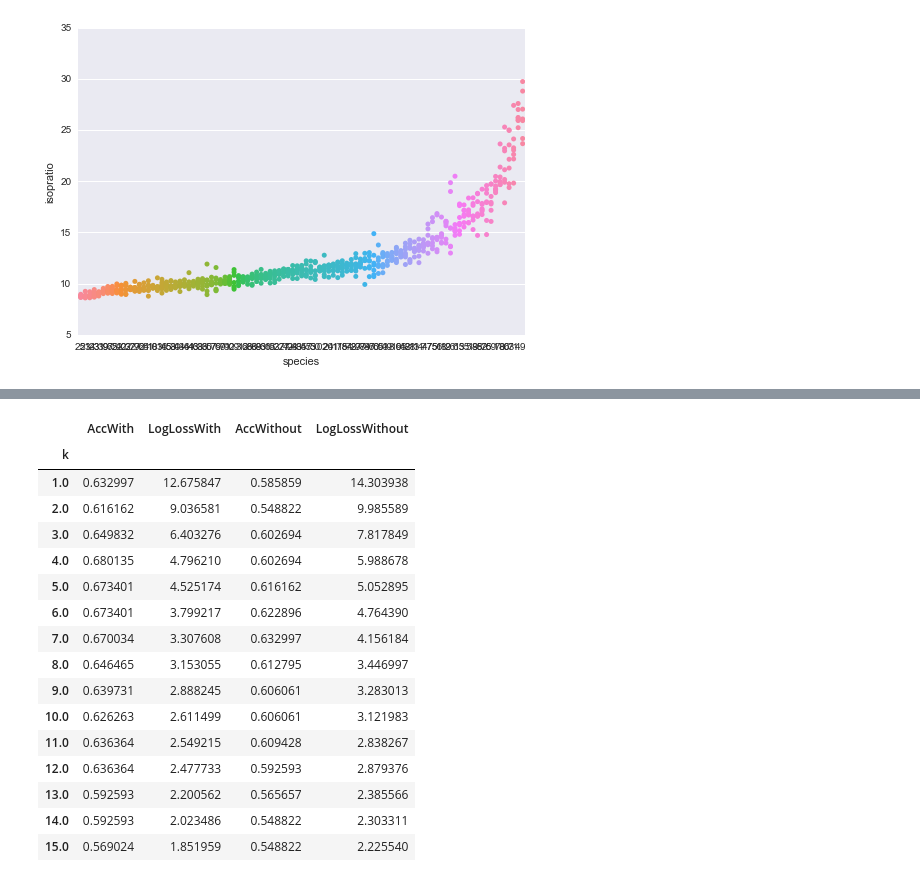
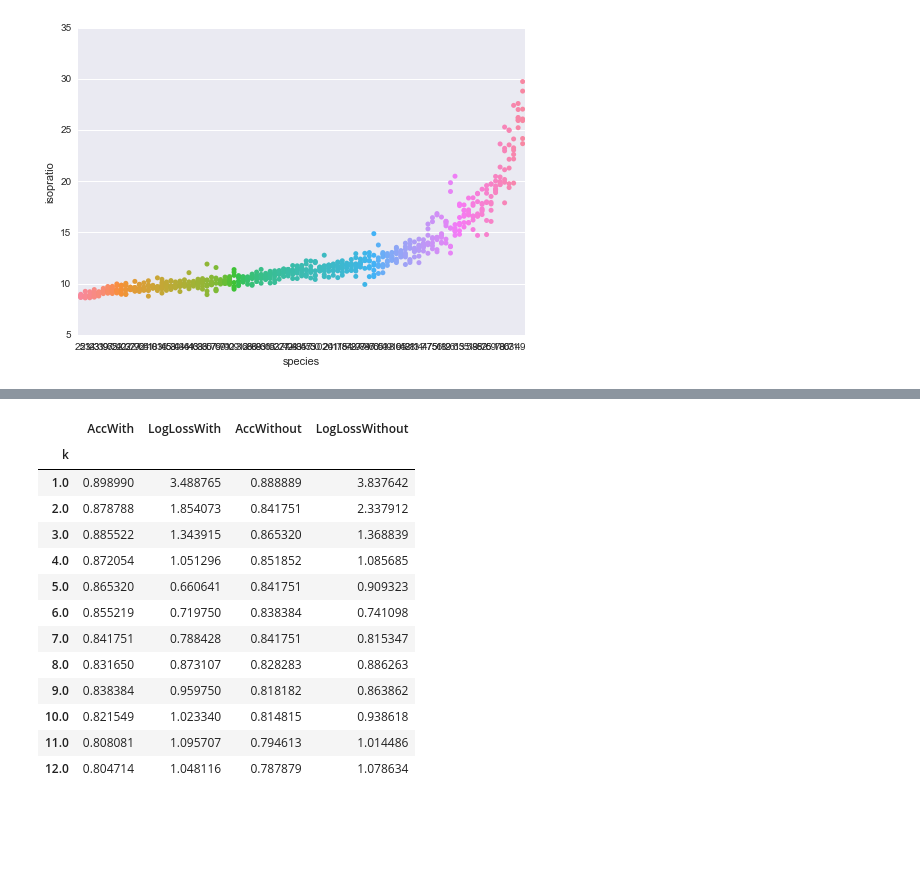
Before and after one commit to MatthewMcGonagle/KaggleLeaf, a Jupyter notebook: analyzeratios.ipynb, the cells around one changed output, grey strips where cells are left out. Drawn from its saved outputs; the diff is of its cells as text; code cells hidden in the pictures; blank space fills up the shorter version.

```diff
--- a/analyzeratios.ipynb
+++ b/analyzeratios.ipynb
@@ -182,9 +182,13 @@ def getColumns(name_, dfvalues):
     end = 1 + train_df.columns.get_loc(name_ + str(64))
     return dfvalues[:, start:end]
 
+# Create dictionary of functions for getting columns of each feature.
+# Note the use of double lambdas to properly scope the use of name.
+
 colFunc = {}
-for name_ in ['texture', 'shape', 'margin']:
-    colFunc[name_] = (lambda df : getColumns(name_, df))
+for name in ['texture', 'shape', 'margin']:
+    colFunc[name] = (lambda n: lambda X : getColumns(n, X))(name)
+
 getisoploc = lambda : train_df.columns.get_loc("isopratio")
 colFunc['isopratio'] = lambda df : np.array([df[:, getisoploc()]]).T
 
@@ -271,52 +314,49 @@ combined['without'] = FeatureUnion(transformerkeys)
 # %%
 # Do K Nearest Neighbors for the cases of with and without isoperimetric ratios.
 
-neighborsrange = range(15)
+neighborsrange = range(12)
 acc = {'with' : [], 'without' : []}
 logloss = {'with' : [], 'without' : []}
 
 for kneighbors in neighborsrange:
     knn = KNeighborsClassifier(kneighbors + 1)
 
     for name in ['with', 'without']:
 
         # Make the K Nearest Neighbor classifier using right pipeline
 
         clfkeys = [("combined", combined[name]), ("knn", knn)]
         clf = Pipeline( clfkeys )
         clf.fit(train_df.values, y_train)
         test_predictions = clf.predict(test_df.values)
         prob_predictions = clf.predict_proba(test_df.values)
 
         # Accuracy and LogLoss
 
         acc[name].append(accuracy_score(y_test, test_predictions))
         logloss[name].append(log_loss(y_test, prob_predictions))
 
 
 kvalues = [i + 1 for i in neighborsrange]
 results = [kvalues, acc['with'], logloss['with'], acc['without'], logloss['without']]
 results = np.array(results).T
 collist = ['k', 'AccWith', 'LogLossWith', 'AccWithout', 'LogLossWithout']
 results_df = pd.DataFrame(results, columns = collist)
 results_df = results_df.set_index('k')
 
 results_df
 # %% [output]
 |  | AccWith | LogLossWith | AccWithout | LogLossWithout |
 | k |  |  |  |  |
-| 1.0 | 0.632997 | 12.675847 | 0.585859 | 14.303938 |
-| 2.0 | 0.616162 | 9.036581 | 0.548822 | 9.985589 |
-| 3.0 | 0.649832 | 6.403276 | 0.602694 | 7.817849 |
-| 4.0 | 0.680135 | 4.796210 | 0.602694 | 5.988678 |
-| 5.0 | 0.673401 | 4.525174 | 0.616162 | 5.052895 |
-| 6.0 | 0.673401 | 3.799217 | 0.622896 | 4.764390 |
-| 7.0 | 0.670034 | 3.307608 | 0.632997 | 4.156184 |
-| 8.0 | 0.646465 | 3.153055 | 0.612795 | 3.446997 |
-| 9.0 | 0.639731 | 2.888245 | 0.606061 | 3.283013 |
-| 10.0 | 0.626263 | 2.611499 | 0.606061 | 3.121983 |
-| 11.0 | 0.636364 | 2.549215 | 0.609428 | 2.838267 |
-| 12.0 | 0.636364 | 2.477733 | 0.592593 | 2.879376 |
-| 13.0 | 0.592593 | 2.200562 | 0.565657 | 2.385566 |
-| 14.0 | 0.592593 | 2.023486 | 0.548822 | 2.303311 |
-| 15.0 | 0.569024 | 1.851959 | 0.548822 | 2.225540 |
+| 1.0 | 0.898990 | 3.488765 | 0.888889 | 3.837642 |
+| 2.0 | 0.878788 | 1.854073 | 0.841751 | 2.337912 |
+| 3.0 | 0.885522 | 1.343915 | 0.865320 | 1.368839 |
+| 4.0 | 0.872054 | 1.051296 | 0.851852 | 1.085685 |
+| 5.0 | 0.865320 | 0.660641 | 0.841751 | 0.909323 |
+| 6.0 | 0.855219 | 0.719750 | 0.838384 | 0.741098 |
+| 7.0 | 0.841751 | 0.788428 | 0.841751 | 0.815347 |
+| 8.0 | 0.831650 | 0.873107 | 0.828283 | 0.886263 |
+| 9.0 | 0.838384 | 0.959750 | 0.818182 | 0.863862 |
+| 10.0 | 0.821549 | 1.023340 | 0.814815 | 0.938618 |
+| 11.0 | 0.808081 | 1.095707 | 0.794613 | 1.014486 |
+| 12.0 | 0.804714 | 1.048116 | 0.787879 | 1.078634 |
```
Also changed, not shown: parts of 5 cells of this notebook.
